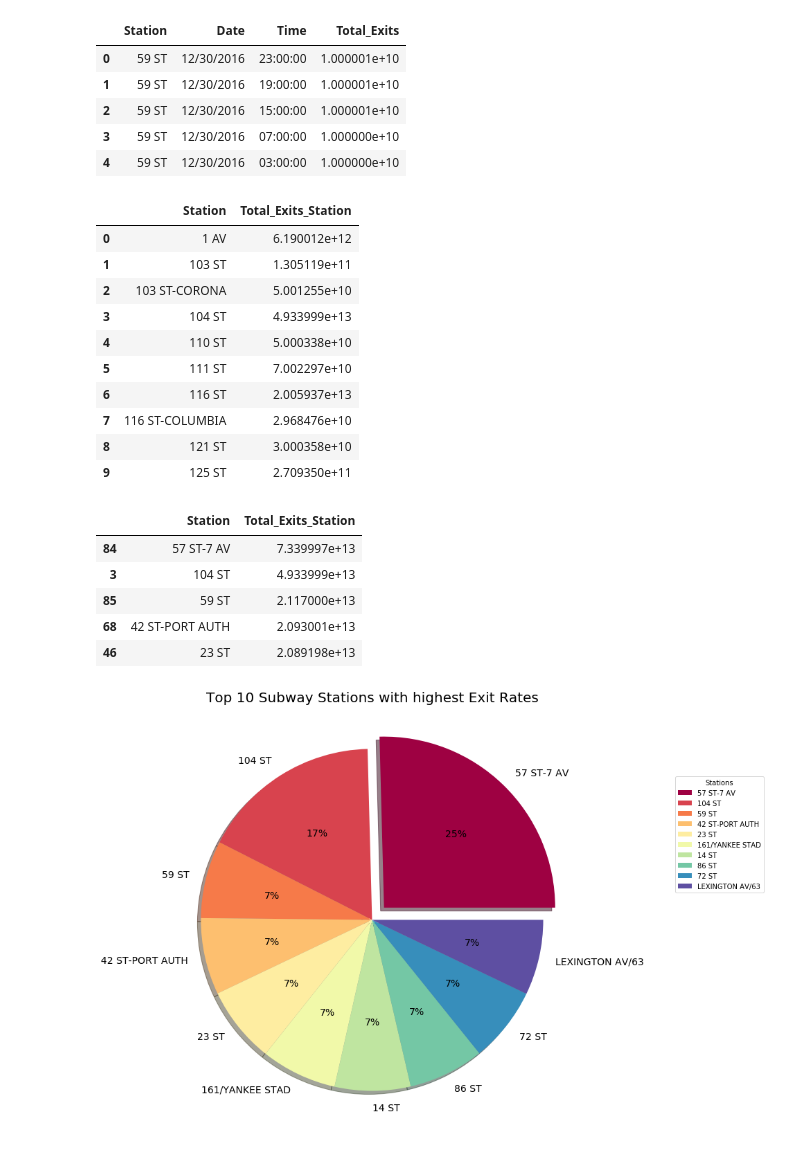
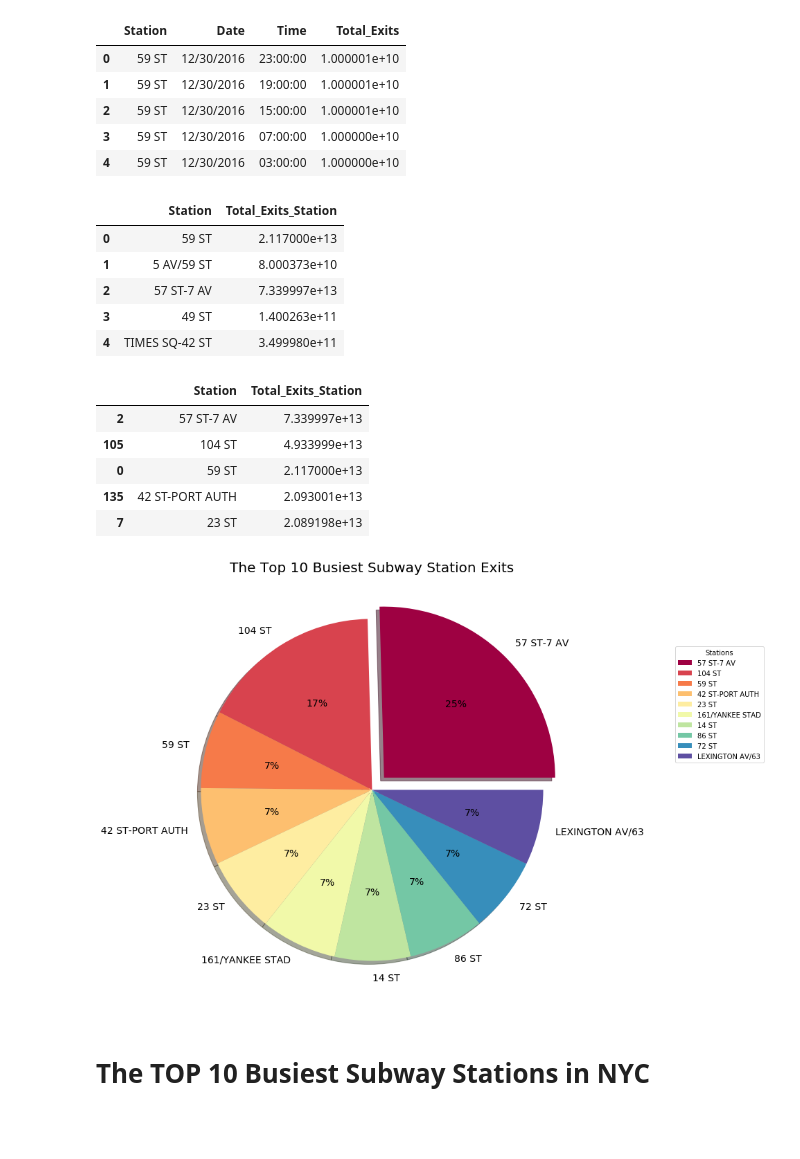
Before and after one commit to SuSu02202020/Final-Project, a Jupyter notebook: turnstile_2014_to_2018.ipynb, the cells around one changed output. Cells and saved outputs as stored; diff of their text form; code cells hidden in the pictures; blank space fills up the shorter version.

```diff
--- a/turnstile_2014_to_2018.ipynb
+++ b/turnstile_2014_to_2018.ipynb
@@ -195,3 +198,6 @@ df.head()
 | 2 | A002 | R051 | 02-00-00 | 59 ST | NQR456W | BMT | 12/30/2016 | 15:00:00 | REGULAR | 5989931 | ... |
 | 3 | A002 | R051 | 02-00-00 | 59 ST | NQR456W | BMT | 12/30/2016 | 07:00:00 | REGULAR | 5989153 | ... |
 | 4 | A002 | R051 | 02-00-00 | 59 ST | NQR456W | BMT | 12/30/2016 | 03:00:00 | REGULAR | 5989126 | ... |
+# %%
+df.rename(columns = {'Exits                                                     ': 'Exits'}, inplace=True)
+df
@@ -231,3 +256,6 @@ df.head()
 | 2 | A002 | R051 | 02-00-00 | 59 ST | NQR456W | BMT | 12/30/2016 | 15:00:00 | REGULAR | 5989931 | ... |
 | 3 | A002 | R051 | 02-00-00 | 59 ST | NQR456W | BMT | 12/30/2016 | 07:00:00 | REGULAR | 5989153 | ... |
 | 4 | A002 | R051 | 02-00-00 | 59 ST | NQR456W | BMT | 12/30/2016 | 03:00:00 | REGULAR | 5989126 | ... |
+# %%
+df["Total_Traffic_Passengers"]= df['Diff_Entries_Adjusted'] + df['Diff_Exits_Adjusted']
+df
@@ -300,51 +351,48 @@ df1_b.head()
 | 4 | 59 ST | 12/30/2016 | 03:00:00 | 1.000000e+10 |
 # %%
 #Exits- Total number of passengers grouped by station
-df2_b= df1_b.groupby(["Station"], sort=True)["Total_Exits"].sum().reset_index(name ='Total_Exits_Station')
-df2_b.head(10)
+df2_b= df1_b.groupby(["Station"], sort = False)["Total_Exits"].sum().reset_index(name ='Total_Exits_Station')
+df2_b.head()
 # %% [output]
 |  | Station | Total_Exits_Station |
-| 0 | 1 AV | 6.190012e+12 |
-| 1 | 103 ST | 1.305119e+11 |
-| 2 | 103 ST-CORONA | 5.001255e+10 |
-| 3 | 104 ST | 4.933999e+13 |
-| 4 | 110 ST | 5.000338e+10 |
-| 5 | 111 ST | 7.002297e+10 |
-| 6 | 116 ST | 2.005937e+13 |
-| 7 | 116 ST-COLUMBIA | 2.968476e+10 |
-| 8 | 121 ST | 3.000358e+10 |
-| 9 | 125 ST | 2.709350e+11 |
+| 0 | 59 ST | 2.117000e+13 |
+| 1 | 5 AV/59 ST | 8.000373e+10 |
+| 2 | 57 ST-7 AV | 7.339997e+13 |
+| 3 | 49 ST | 1.400263e+11 |
+| 4 | TIMES SQ-42 ST | 3.499980e+11 |
 # %%
 #Exits- Sorting the total number os passengers in descending order
-df2_b = df2_b.sort_values(by='Total_Exits_Station', ascending=False)
-df2_b.head()
+df2_bb = df2_b.sort_values(by='Total_Exits_Station', ascending=False)
+df2_bb.head()
 # %% [output]
 |  | Station | Total_Exits_Station |
-| 84 | 57 ST-7 AV | 7.339997e+13 |
-| 3 | 104 ST | 4.933999e+13 |
-| 85 | 59 ST | 2.117000e+13 |
-| 68 | 42 ST-PORT AUTH | 2.093001e+13 |
-| 46 | 23 ST | 2.089198e+13 |
+| 2 | 57 ST-7 AV | 7.339997e+13 |
+| 105 | 104 ST | 4.933999e+13 |
+| 0 | 59 ST | 2.117000e+13 |
+| 135 | 42 ST-PORT AUTH | 2.093001e+13 |
+| 7 | 23 ST | 2.089198e+13 |
 # %%
 #Plotting the 10 busiest exits
-df_1 = df2_b["Station"].iloc[0:10]
-df_2 = df2_b["Total_Exits_Station"].iloc[0:10]
+df_1 = df2_bb["Station"].iloc[0:10]
+df_2 = df2_bb["Total_Exits_Station"].iloc[0:10]
 
 #Create a pie chart for top 10 categories
 plt.figure(1, figsize=(35,25))
 the_grid = gridspec.GridSpec(2, 2)
 explode = (0.1, 0, 0, 0, 0, 0, 0, 0, 0, 0)
 cmap = plt.get_cmap("Spectral")
 colors = [cmap(i) for i in np.linspace(0, 1, 10)]
 plt.subplot(the_grid[0, 0], aspect=1)
-plt.title("Top 10 Subway Stations with highest Exit Rates", fontsize=20)
+plt.title("The Top 10 Busiest Subway Station Exits", fontsize=20)
 pie = plt.pie(df_2,labels=df_1, autopct="%.0f%%", shadow=True, colors=colors, explode=explode, textprops={"fontsize": 14})
 
 #Create a legend
 plt.legend(df_1,
          title= "Stations",
          loc= "center left",
          bbox_to_anchor=(1.2, 0.2, 0, 1))
 plt.show()
 # %% [output]
-[figure, old version]
+[figure, new version]
+# %% [markdown]
+#  The TOP 10 Busiest Subway Stations in NYC
```
Also changed, not shown: parts of 14 cells of this notebook, 17 other files.
